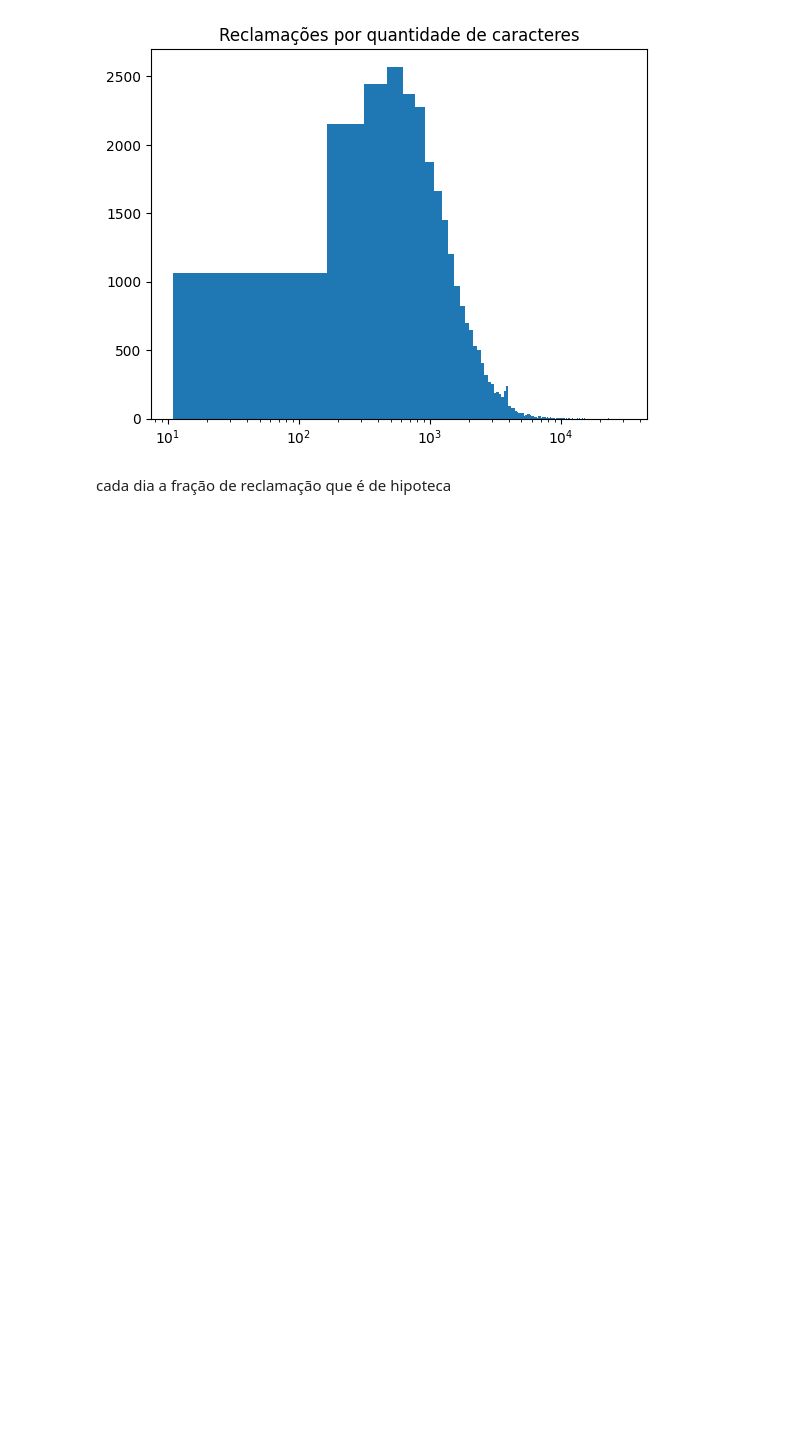
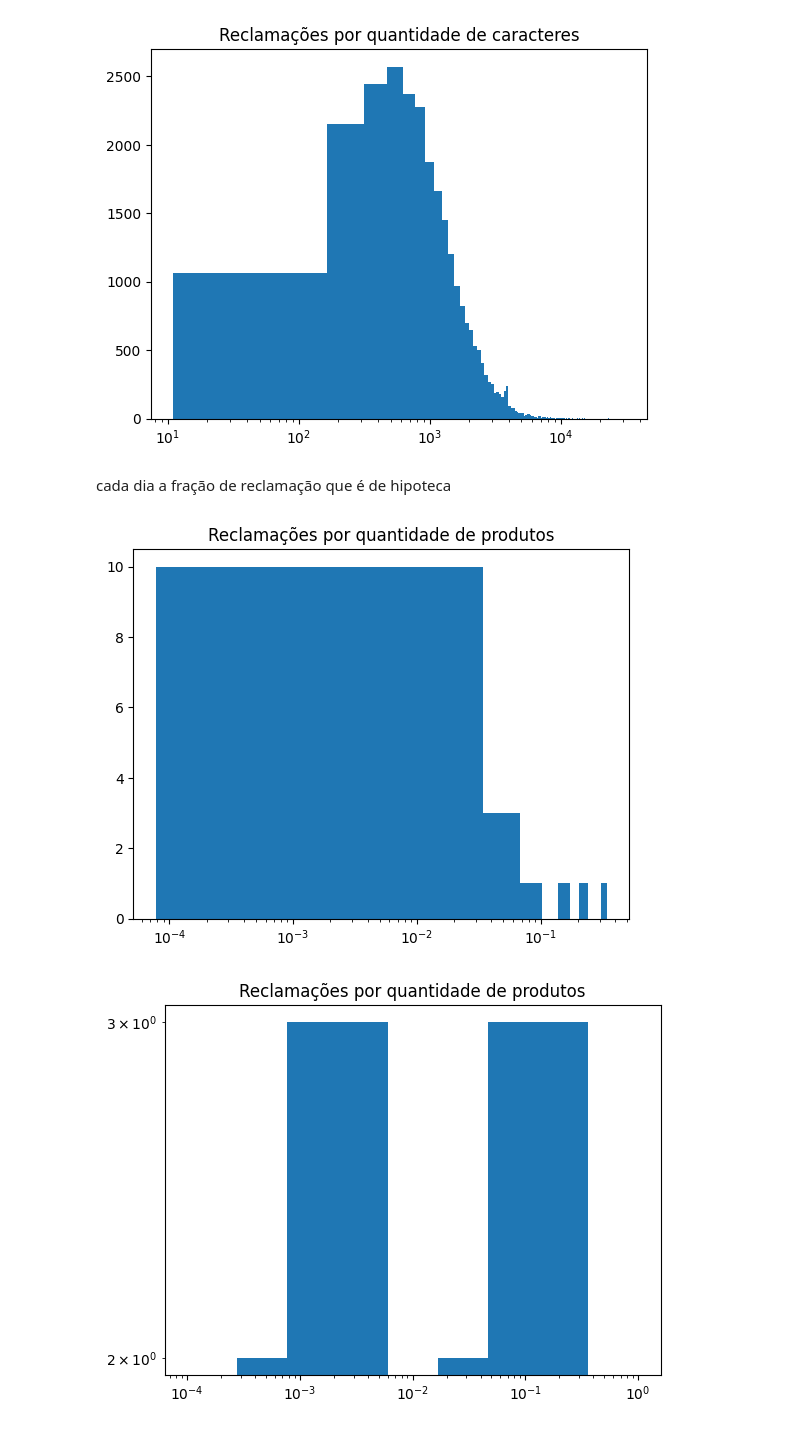
Before and after one commit to clairtonluz/MBA-em-ciencia-de-dados, a Jupyter notebook: Pre-Modelagem/modulo2-aula1.ipynb, the cells around one changed output. Drawn from its saved outputs; the diff is of its cells as text; code cells hidden in the pictures; blank space fills up the shorter version.

```diff
--- a/Pre-Modelagem/modulo2-aula1.ipynb
+++ b/Pre-Modelagem/modulo2-aula1.ipynb
@@ -197,3 +197,43 @@ fig.show()
 [figure]
 # %% [markdown]
 cada dia a fração de reclamação que é de hipoteca
+# %%
+# distribuição de reclamações por produto
+
+data = df.groupby(['Product']).size()
+
+fig = px.bar(data, title='Reclamações por produto', x=data.index, y=data.values)
+fig.update_layout(xaxis_title='Produto', yaxis_title='Quantidade de reclamações')
+fig.show()
+
+# probabilidade de reclamação por produto
+data = df.groupby(['Product']).size() / len(df)
+
+fig = px.bar(data, title='Probabilidade de reclamações por produto', labels={'value': 'Probabilidade de reclamação'})
+fig.update_layout(xaxis_title='Produto', yaxis_title='Probabilidade de reclamação', yaxis_tickformat=".2%")
+fig.show()
+
+# histograma da probabilidade de reclamação por produto
+fig = px.histogram(data, title='Probabilidade de reclamações por produto histograma', nbins=10)
+fig.update_layout(xaxis_title='Probabilidade de reclamação', yaxis_title='Quantidade de produtos', xaxis_tickformat=".2%")
+fig.show()
+
+# faça o grafico acima com matplotlib
+data = df.groupby(['Product']).size() / len(df)
+
+plt.hist(data, bins=10)
+plt.title('Reclamações por quantidade de produtos')
+plt.xscale('log')
+plt.show()
+
+import numpy as np
+# logspace
+logspace = np.logspace(-4, 0, num=10, base=10)
+plt.hist(data, bins=logspace)
+plt.title('Reclamações por quantidade de produtos')
+plt.xscale('log')
+plt.yscale('log')
+plt.show()
+# %% [output]
+[figure, added]
+[figure, added]
```
